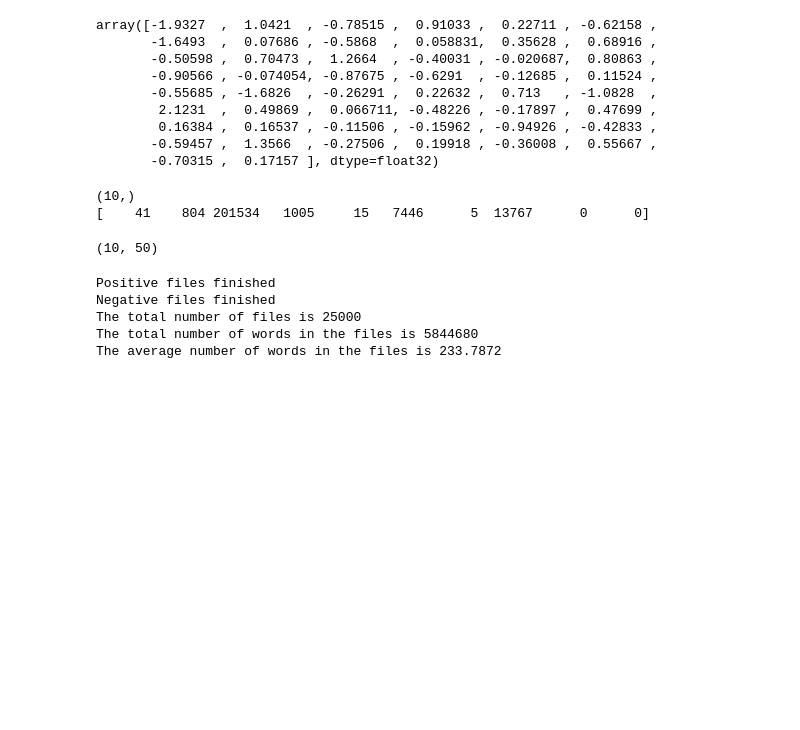
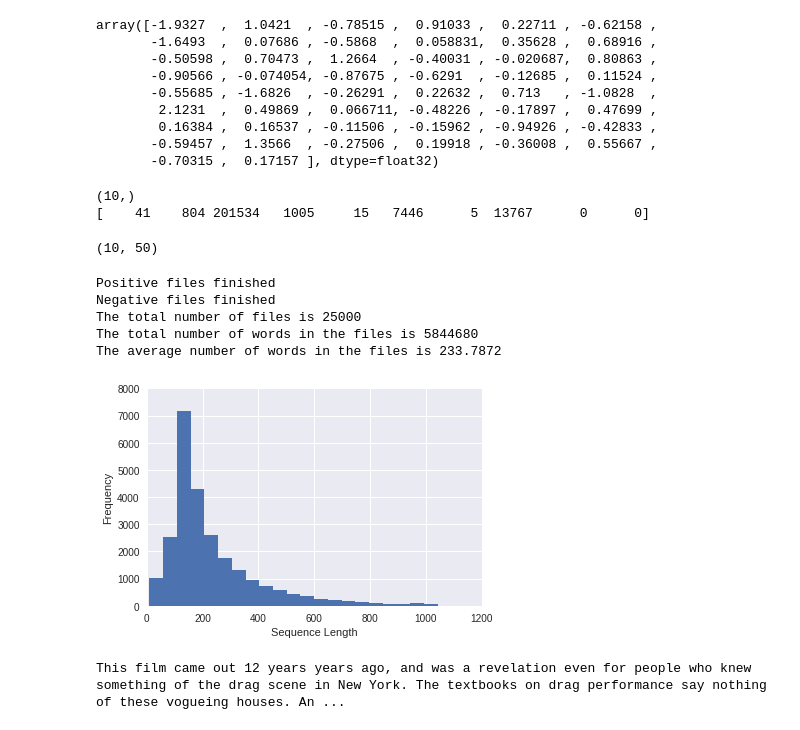
Before and after one commit to TimSim/SentimentAnalysis, a Jupyter notebook: SentimentAnalysisWithLSTM.ipynb, the cells around one changed output. Saved outputs shown, nothing was run; the diff lists cells and outputs as text; code cells hidden in the pictures; blank space fills up the shorter version.

```diff
--- a/SentimentAnalysisWithLSTM.ipynb
+++ b/SentimentAnalysisWithLSTM.ipynb
@@ -108,3 +108,13 @@ Negative files finished
 The total number of files is 25000
 The total number of words in the files is 5844680
 The average number of words in the files is 233.7872
+# %%
+import matplotlib.pyplot as plt
+%matplotlib inline
+plt.hist(numWords, 50)
+plt.xlabel('Sequence Length')
+plt.ylabel('Frequency')
+plt.axis([0, 1200, 0, 8000])
+plt.show()
+# %% [output]
+[figure, added]
@@ -110,0 +123,8 @@ The average number of words in the files is 233.7872
+# %%
+fname = positiveFiles[3] #Can use any valid index (not just 3)
+with open(fname) as f:
+    for lines in f:
+        print(lines)
+        exit
+# %% [output]
+This film came out 12 years years ago, and was a revelation even for people who knew something of the drag scene in New York. The textbooks on drag performance say nothing of these vogueing houses. An ...
```
Also changed, not shown: parts of 16 cells of this notebook.
